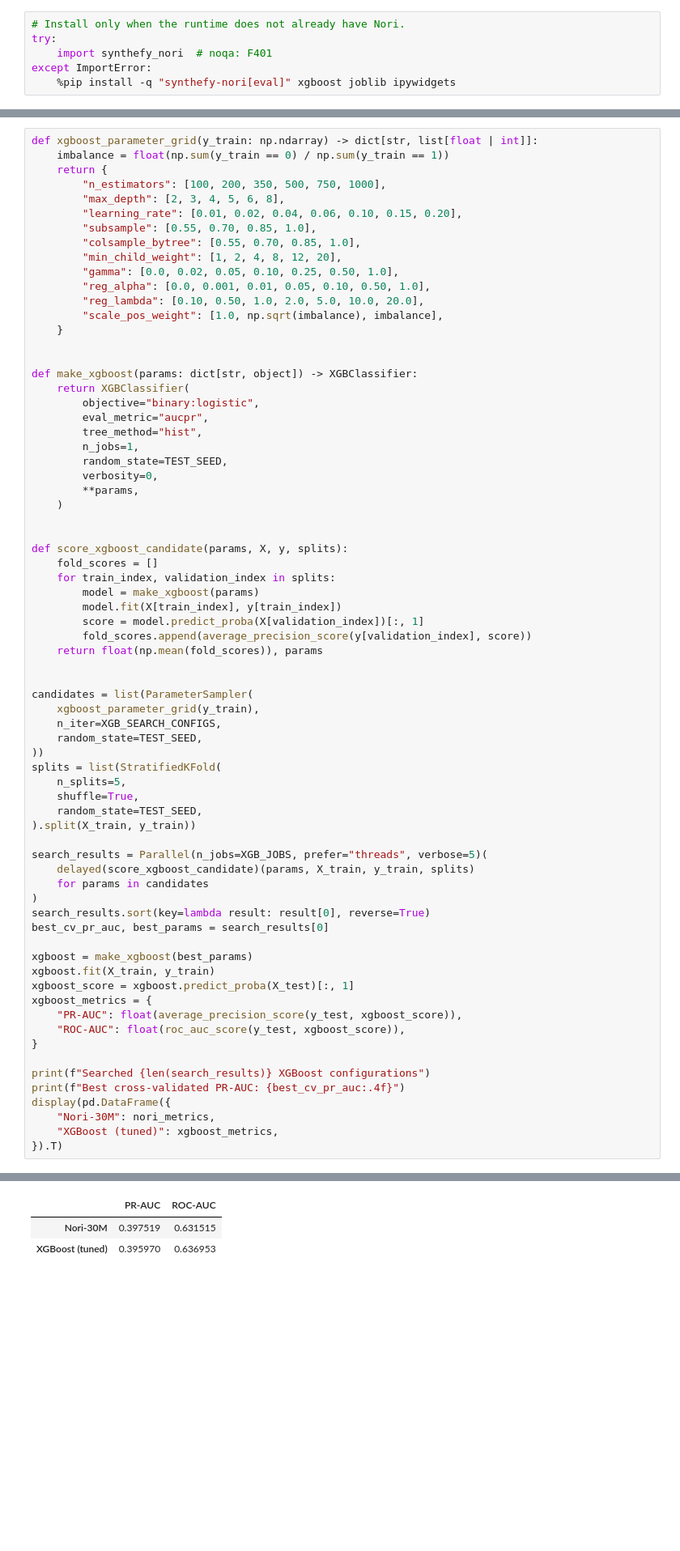
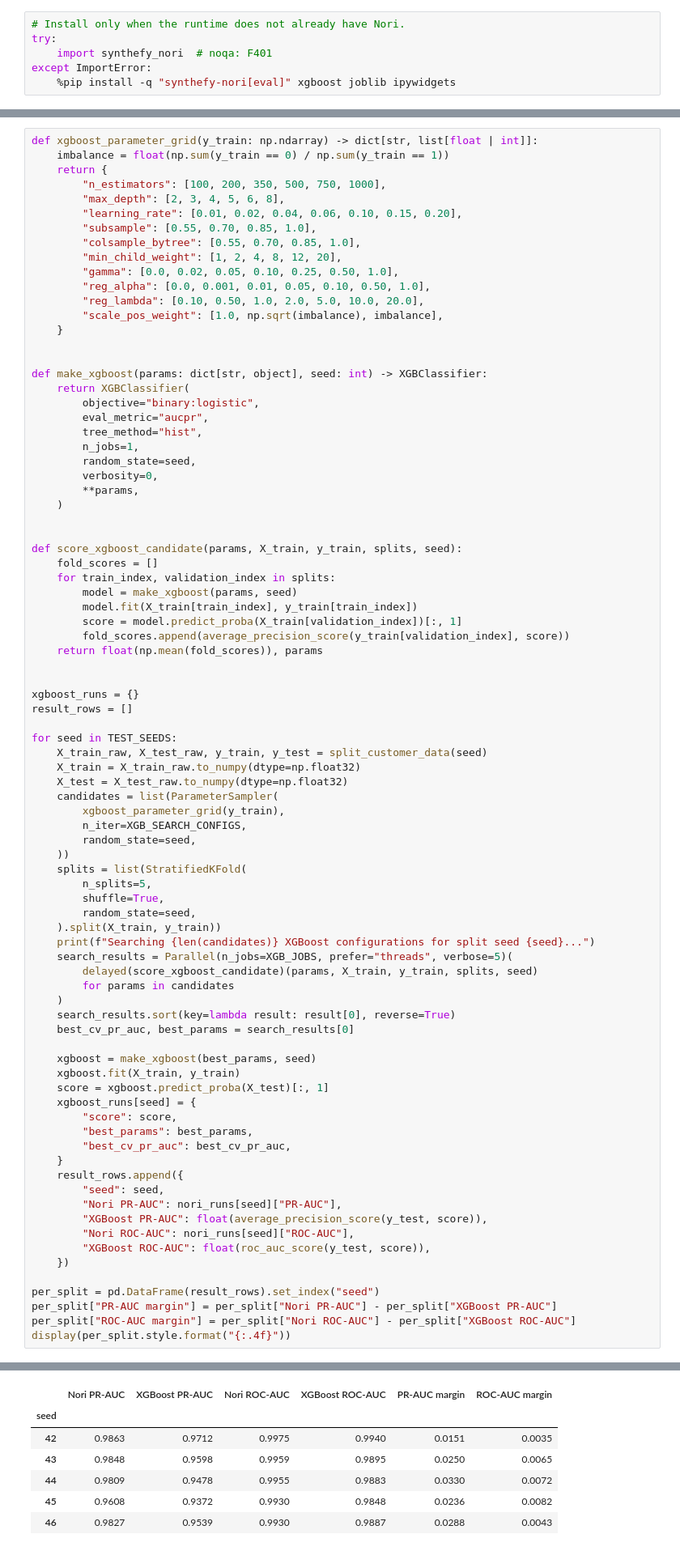
Before and after one commit to Synthefy/synthefy-nori, a Jupyter notebook: examples/notebooks/nori-churn-prediction.ipynb, the cells around one changed output, grey strips where cells are left out. Shown at 81% size. Cells and saved outputs as stored; diff of their text form; blank space fills up the shorter version.

```diff
--- a/examples/notebooks/nori-churn-prediction.ipynb
+++ b/examples/notebooks/nori-churn-prediction.ipynb
@@ -259,58 +302,71 @@ def xgboost_parameter_grid(y_train: np.ndarray) -> dict[str, list[float | int]]:
     }
 
 
-def make_xgboost(params: dict[str, object]) -> XGBClassifier:
+def make_xgboost(params: dict[str, object], seed: int) -> XGBClassifier:
     return XGBClassifier(
         objective="binary:logistic",
         eval_metric="aucpr",
         tree_method="hist",
         n_jobs=1,
-        random_state=TEST_SEED,
+        random_state=seed,
         verbosity=0,
         **params,
     )
 
 
-def score_xgboost_candidate(params, X, y, splits):
+def score_xgboost_candidate(params, X_train, y_train, splits, seed):
     fold_scores = []
     for train_index, validation_index in splits:
-        model = make_xgboost(params)
-        model.fit(X[train_index], y[train_index])
-        score = model.predict_proba(X[validation_index])[:, 1]
-        fold_scores.append(average_precision_score(y[validation_index], score))
+        model = make_xgboost(params, seed)
+        model.fit(X_train[train_index], y_train[train_index])
+        score = model.predict_proba(X_train[validation_index])[:, 1]
+        fold_scores.append(average_precision_score(y_train[validation_index], score))
     return float(np.mean(fold_scores)), params
 
 
-candidates = list(ParameterSampler(
-    xgboost_parameter_grid(y_train),
-    n_iter=XGB_SEARCH_CONFIGS,
-    random_state=TEST_SEED,
-))
-splits = list(StratifiedKFold(
-    n_splits=5,
-    shuffle=True,
-    random_state=TEST_SEED,
-).split(X_train, y_train))
+xgboost_runs = {}
+result_rows = []
 
-search_results = Parallel(n_jobs=XGB_JOBS, prefer="threads", verbose=5)(
-    delayed(score_xgboost_candidate)(params, X_train, y_train, splits)
-    for params in candidates
-)
-search_results.sort(key=lambda result: result[0], reverse=True)
-best_cv_pr_auc, best_params = search_results[0]
+for seed in TEST_SEEDS:
+    X_train_raw, X_test_raw, y_train, y_test = split_customer_data(seed)
+    X_train = X_train_raw.to_numpy(dtype=np.float32)
+    X_test = X_test_raw.to_numpy(dtype=np.float32)
+    candidates = list(ParameterSampler(
+        xgboost_parameter_grid(y_train),
+        n_iter=XGB_SEARCH_CONFIGS,
+        random_state=seed,
+    ))
+    splits = list(StratifiedKFold(
+        n_splits=5,
+        shuffle=True,
+        random_state=seed,
+    ).split(X_train, y_train))
+    print(f"Searching {len(candidates)} XGBoost configurations for split seed {seed}...")
+    search_results = Parallel(n_jobs=XGB_JOBS, prefer="threads", verbose=5)(
+        delayed(score_xgboost_candidate)(params, X_train, y_train, splits, seed)
+        for params in candidates
+    )
+    search_results.sort(key=lambda result: result[0], reverse=True)
+    best_cv_pr_auc, best_params = search_results[0]
 
-xgboost = make_xgboost(best_params)
-xgboost.fit(X_train, y_train)
-xgboost_score = xgboost.predict_proba(X_test)[:, 1]
-xgboost_metrics = {
-    "PR-AUC": float(average_precision_score(y_test, xgboost_score)),
-    "ROC-AUC": float(roc_auc_score(y_test, xgboost_score)),
-}
+    xgboost = make_xgboost(best_params, seed)
+    xgboost.fit(X_train, y_train)
+    score = xgboost.predict_proba(X_test)[:, 1]
+    xgboost_runs[seed] = {
+        "score": score,
+        "best_params": best_params,
+        "best_cv_pr_auc": best_cv_pr_auc,
+    }
+    result_rows.append({
+        "seed": seed,
+        "Nori PR-AUC": nori_runs[seed]["PR-AUC"],
+        "XGBoost PR-AUC": float(average_precision_score(y_test, score)),
+        "Nori ROC-AUC": nori_runs[seed]["ROC-AUC"],
+        "XGBoost ROC-AUC": float(roc_auc_score(y_test, score)),
+    })
 
-print(f"Searched {len(search_results)} XGBoost configurations")
-print(f"Best cross-validated PR-AUC: {best_cv_pr_auc:.4f}")
-display(pd.DataFrame({
-    "Nori-30M": nori_metrics,
-    "XGBoost (tuned)": xgboost_metrics,
-}).T)
+per_split = pd.DataFrame(result_rows).set_index("seed")
+per_split["PR-AUC margin"] = per_split["Nori PR-AUC"] - per_split["XGBoost PR-AUC"]
+per_split["ROC-AUC margin"] = per_split["Nori ROC-AUC"] - per_split["XGBoost ROC-AUC"]
+display(per_split.style.format("{:.4f}"))
 # %% [output]
@@ -326,6 +413,10 @@ Best cross-validated PR-AUC: 0.4191
-|  | PR-AUC | ROC-AUC |
-| Nori-30M | 0.397519 | 0.631515 |
-| XGBoost (tuned) | 0.395970 | 0.636953 |
+|  | Nori PR-AUC | XGBoost PR-AUC | Nori ROC-AUC | XGBoost ROC-AUC | PR-AUC margin | ROC-AUC margin |
+| seed |  |  |  |  |  |  |
+| 42 | 0.9863 | 0.9712 | 0.9975 | 0.9940 | 0.0151 | 0.0035 |
+| 43 | 0.9848 | 0.9598 | 0.9959 | 0.9895 | 0.0250 | 0.0065 |
+| 44 | 0.9809 | 0.9478 | 0.9955 | 0.9883 | 0.0330 | 0.0072 |
+| 45 | 0.9608 | 0.9372 | 0.9930 | 0.9848 | 0.0236 | 0.0082 |
+| 46 | 0.9827 | 0.9539 | 0.9930 | 0.9887 | 0.0288 | 0.0043 |
 # %% [markdown]
 ## Result
 
```
Also changed, not shown: parts of 14 cells of this notebook.
